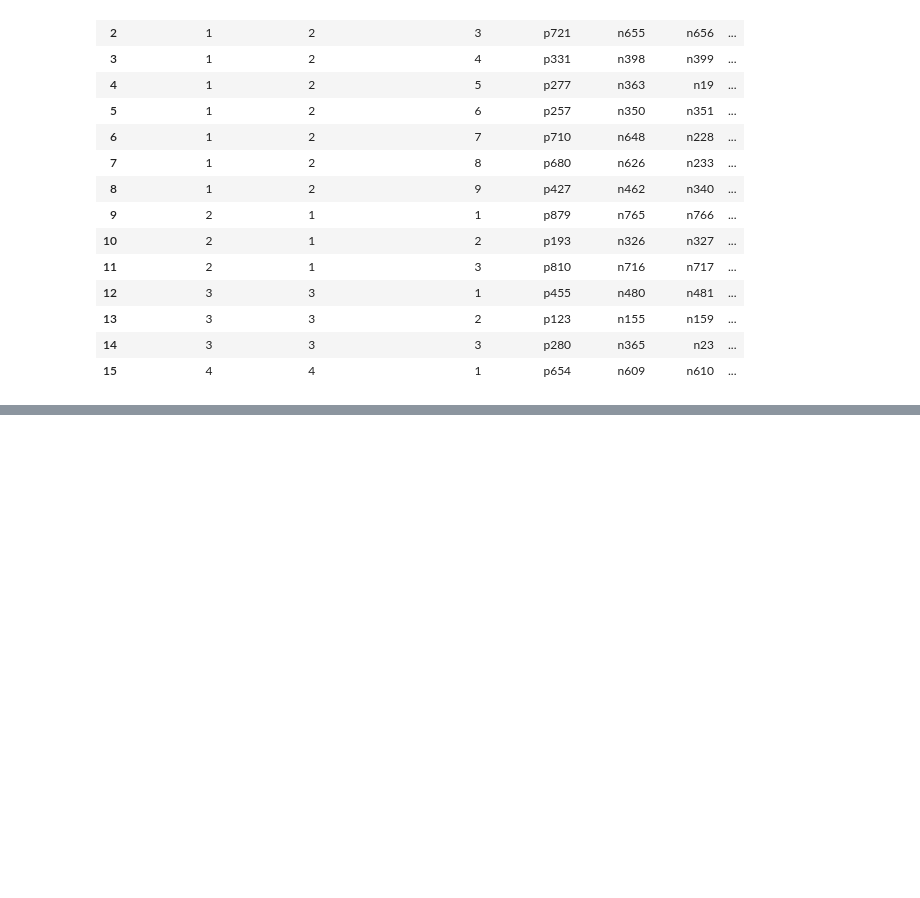
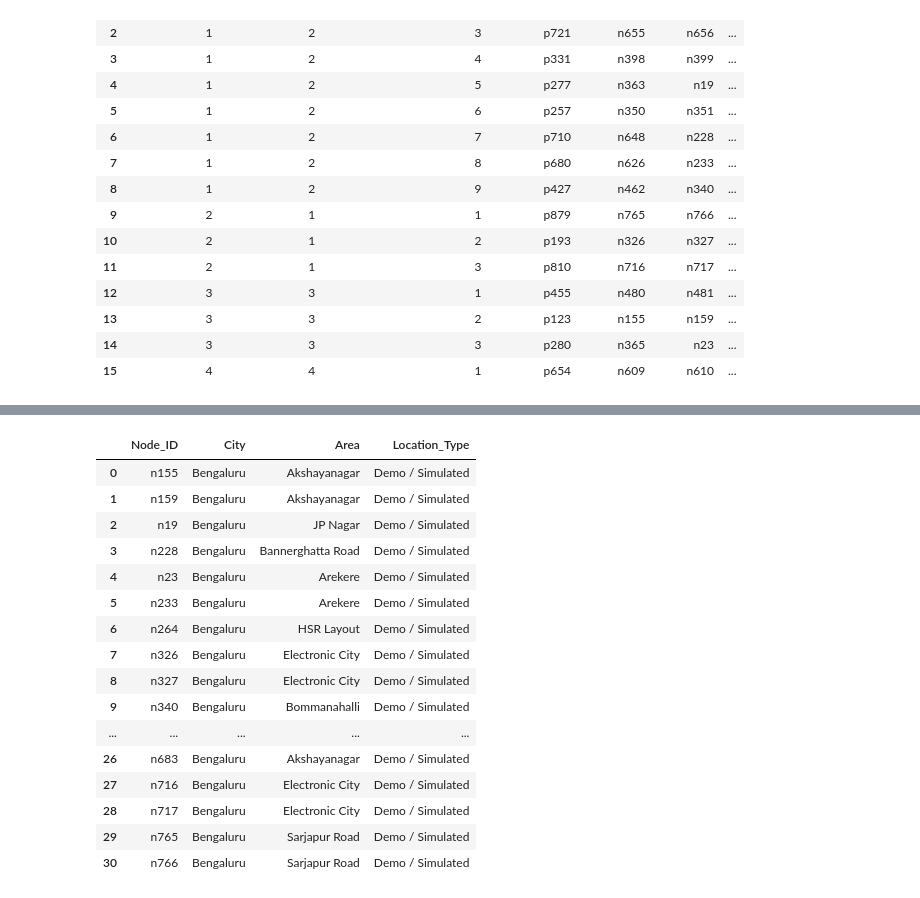
Before and after one commit to Simra-08/WeMakeDevs, a Jupyter notebook: notebooks/leak_detection.ipynb, the cells around one changed output, grey strips where cells are left out. Saved outputs shown, nothing was run; the diff lists cells and outputs as text; code cells hidden in the pictures; blank space fills up the shorter version.

```diff
--- a/notebooks/leak_detection.ipynb
+++ b/notebooks/leak_detection.ipynb
@@ -4424,0 +4499,38 @@ final_priority
+# %%
+node_directory = pd.DataFrame(
+    [
+        {
+            "Node_ID": node,
+            "City": city,
+            "Area": area,
+            "Location_Type": "Demo / Simulated"
+        }
+        for node, (city, area) in demo_locations.items()
+    ]
+)
+
+node_directory.to_json(
+    "../data/node_directory.json",
+    orient="records",
+    indent=2
+)
+
+node_directory
+# %% [output]
+|  | Node_ID | City | Area | Location_Type |
+| 0 | n155 | Bengaluru | Akshayanagar | Demo / Simulated |
+| 1 | n159 | Bengaluru | Akshayanagar | Demo / Simulated |
+| 2 | n19 | Bengaluru | JP Nagar | Demo / Simulated |
+| 3 | n228 | Bengaluru | Bannerghatta Road | Demo / Simulated |
+| 4 | n23 | Bengaluru | Arekere | Demo / Simulated |
+| 5 | n233 | Bengaluru | Arekere | Demo / Simulated |
+| 6 | n264 | Bengaluru | HSR Layout | Demo / Simulated |
+| 7 | n326 | Bengaluru | Electronic City | Demo / Simulated |
+| 8 | n327 | Bengaluru | Electronic City | Demo / Simulated |
+| 9 | n340 | Bengaluru | Bommanahalli | Demo / Simulated |
+| ... | ... | ... | ... | ... |
+| 26 | n683 | Bengaluru | Akshayanagar | Demo / Simulated |
+| 27 | n716 | Bengaluru | Electronic City | Demo / Simulated |
+| 28 | n717 | Bengaluru | Electronic City | Demo / Simulated |
+| 29 | n765 | Bengaluru | Sarjapur Road | Demo / Simulated |
+| 30 | n766 | Bengaluru | Sarjapur Road | Demo / Simulated |
```
Also changed, not shown: parts of 9 cells of this notebook, 2 other files.
